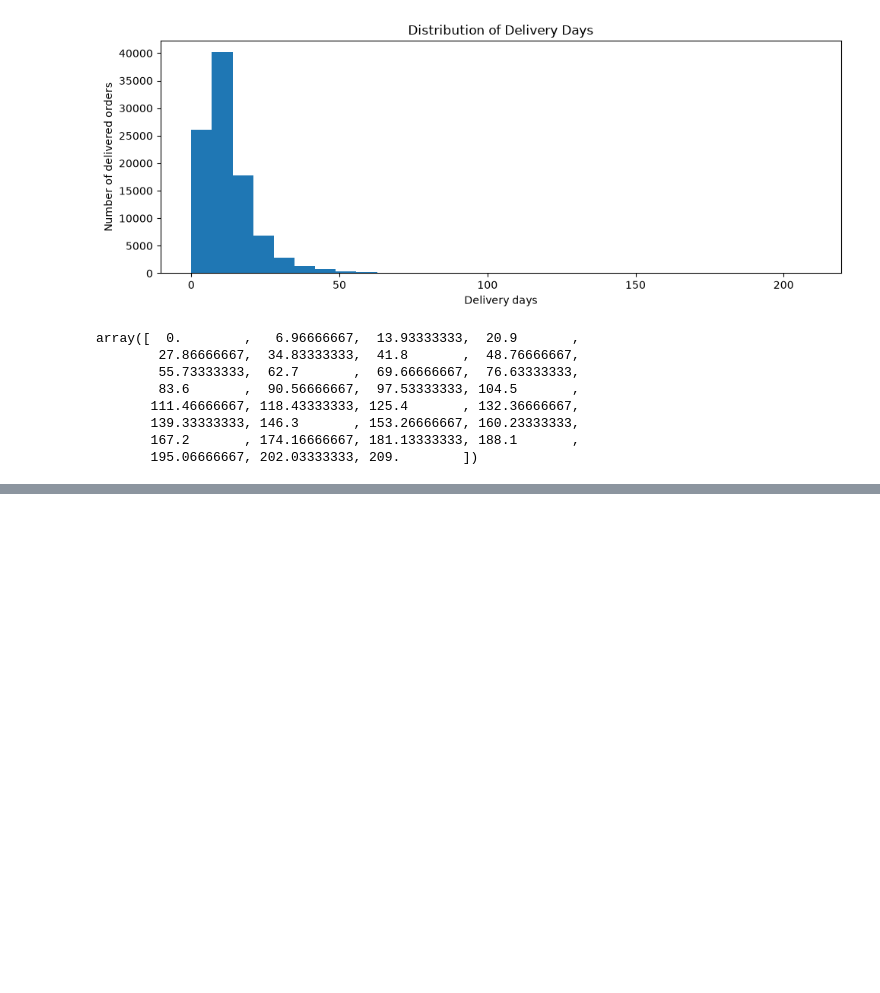
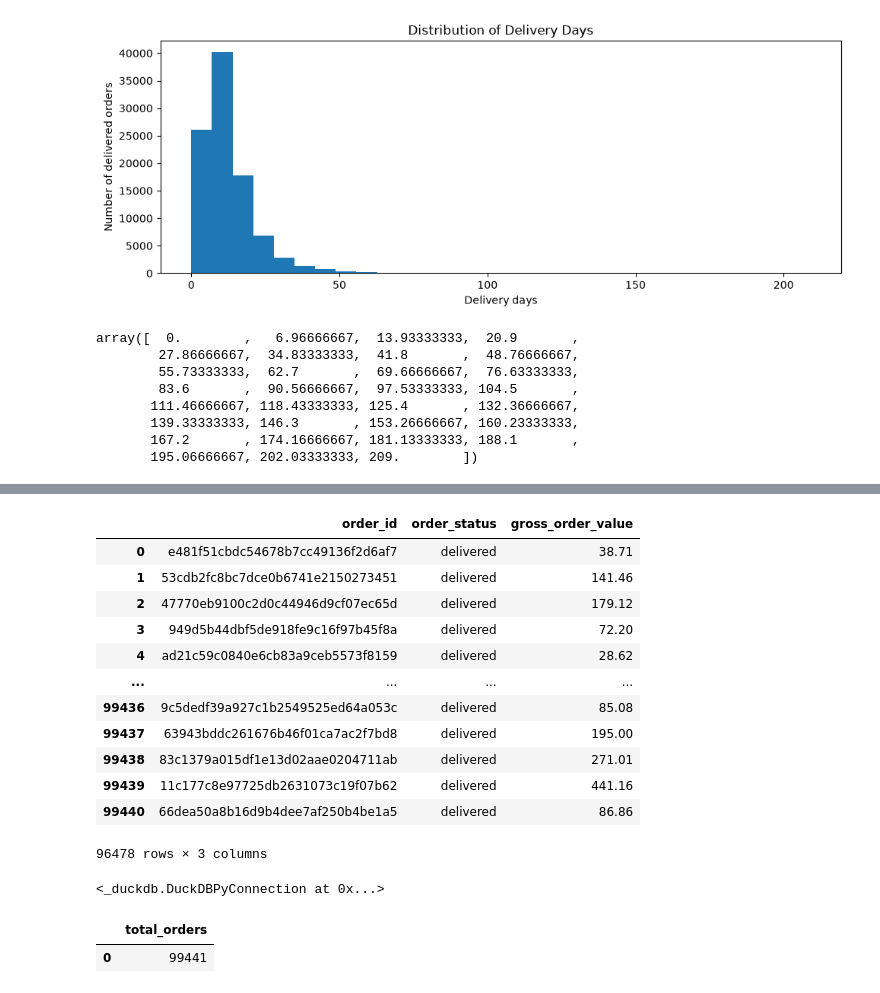
Before and after one commit to ozgur-kv/market-intelligence-pipeline, a Jupyter notebook: notebooks/02_pandas_orders_analysis.ipynb, the cells around one changed output, grey strips where cells are left out. Saved outputs shown, nothing was run; the diff lists cells and outputs as text; code cells hidden in the pictures; blank space fills up the shorter version.

```diff
--- a/notebooks/02_pandas_orders_analysis.ipynb
+++ b/notebooks/02_pandas_orders_analysis.ipynb
@@ -713,3 +726,11 @@ array([  0.        ,   6.96666667,  13.93333333,  20.9       ,
        139.33333333, 146.3       , 153.26666667, 160.23333333,
        167.2       , 174.16666667, 181.13333333, 188.1       ,
        195.06666667, 202.03333333, 209.        ])
+# %%
+orders_expanded = orders.merge(
+    order_value,
+    on="order_id",
+    how="left",
+    validate="one_to_one",
+    indicator="order_value_merge_status",
+)
@@ -715,0 +790,28 @@ array([  0.        ,   6.96666667,  13.93333333,  20.9       ,
+# %%
+orders_expanded.loc[
+    orders_expanded["order_status"].eq("delivered"),
+    ["order_id", "order_status", "gross_order_value"],
+]
+# %% [output]
+|  | order_id | order_status | gross_order_value |
+| 0 | e481f51cbdc54678b7cc49136f2d6af7 | delivered | 38.71 |
+| 1 | 53cdb2fc8bc7dce0b6741e2150273451 | delivered | 141.46 |
+| 2 | 47770eb9100c2d0c44946d9cf07ec65d | delivered | 179.12 |
+| 3 | 949d5b44dbf5de918fe9c16f97b45f8a | delivered | 72.20 |
+| 4 | ad21c59c0840e6cb83a9ceb5573f8159 | delivered | 28.62 |
+| ... | ... | ... | ... |
+| 99436 | 9c5dedf39a927c1b2549525ed64a053c | delivered | 85.08 |
+| 99437 | 63943bddc261676b46f01ca7ac2f7bd8 | delivered | 195.00 |
+| 99438 | 83c1379a015df1e13d02aae0204711ab | delivered | 271.01 |
+| 99439 | 11c177c8e97725db2631073c19f07b62 | delivered | 441.16 |
+| 99440 | 66dea50a8b16d9b4dee7af250b4be1a5 | delivered | 86.86 |
+96478 rows × 3 columns
+# %%
+import duckdb
+con = duckdb.connect()
+
+con.register("orders", orders)
+con.register("order_items", order_items)
+con.register("order_value", order_value)
+# %% [output]
+<_duckdb.DuckDBPyConnection at 0x...>
@@ -715,0 +821,9 @@ array([  0.        ,   6.96666667,  13.93333333,  20.9       ,
+# %%
+run_sql("""
+    SELECT
+        COUNT(*) AS total_orders
+    FROM orders
+""")
+# %% [output]
+|  | total_orders |
+| 0 | 99441 |
```
Also changed, not shown: parts of 7 cells of this notebook.
